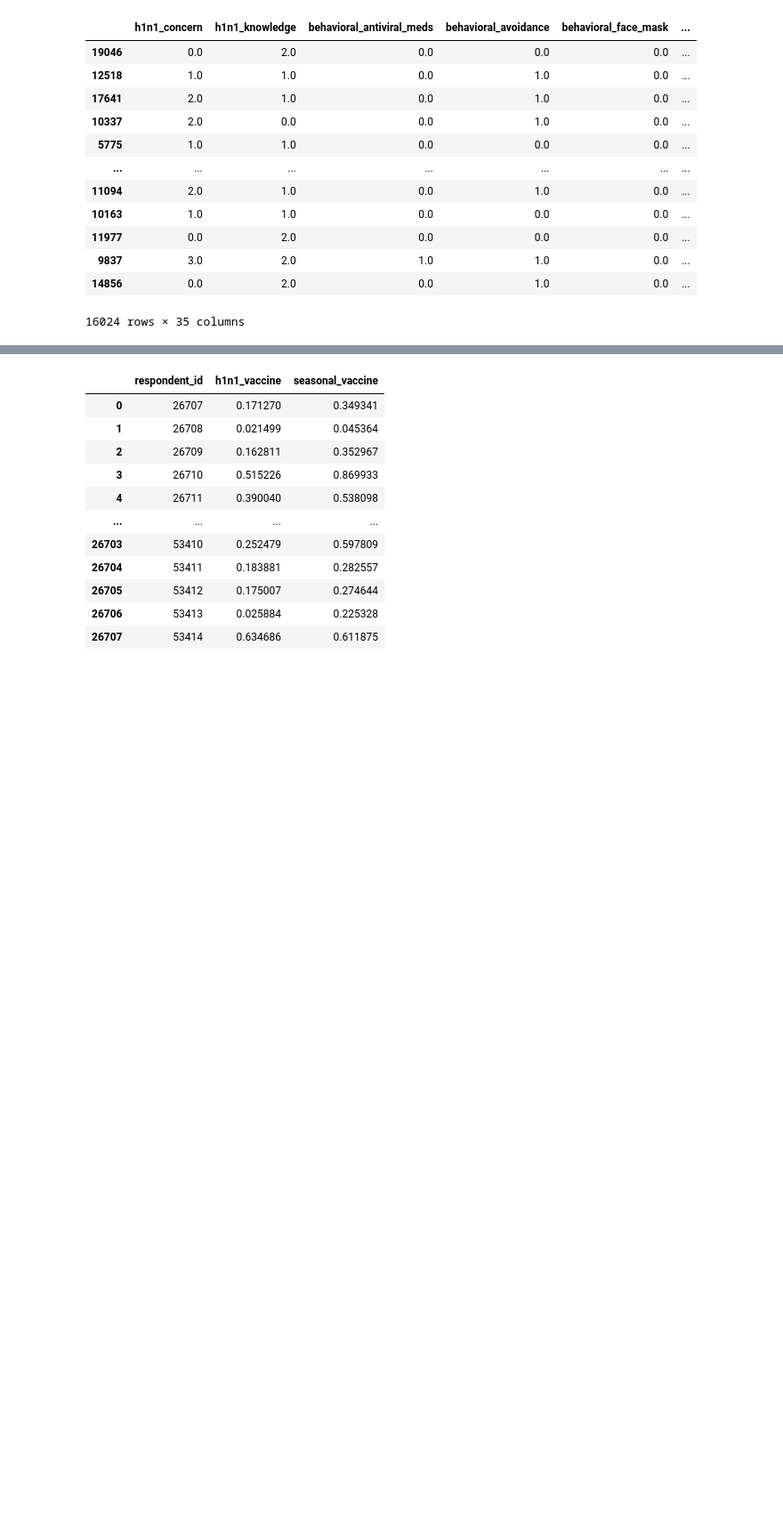
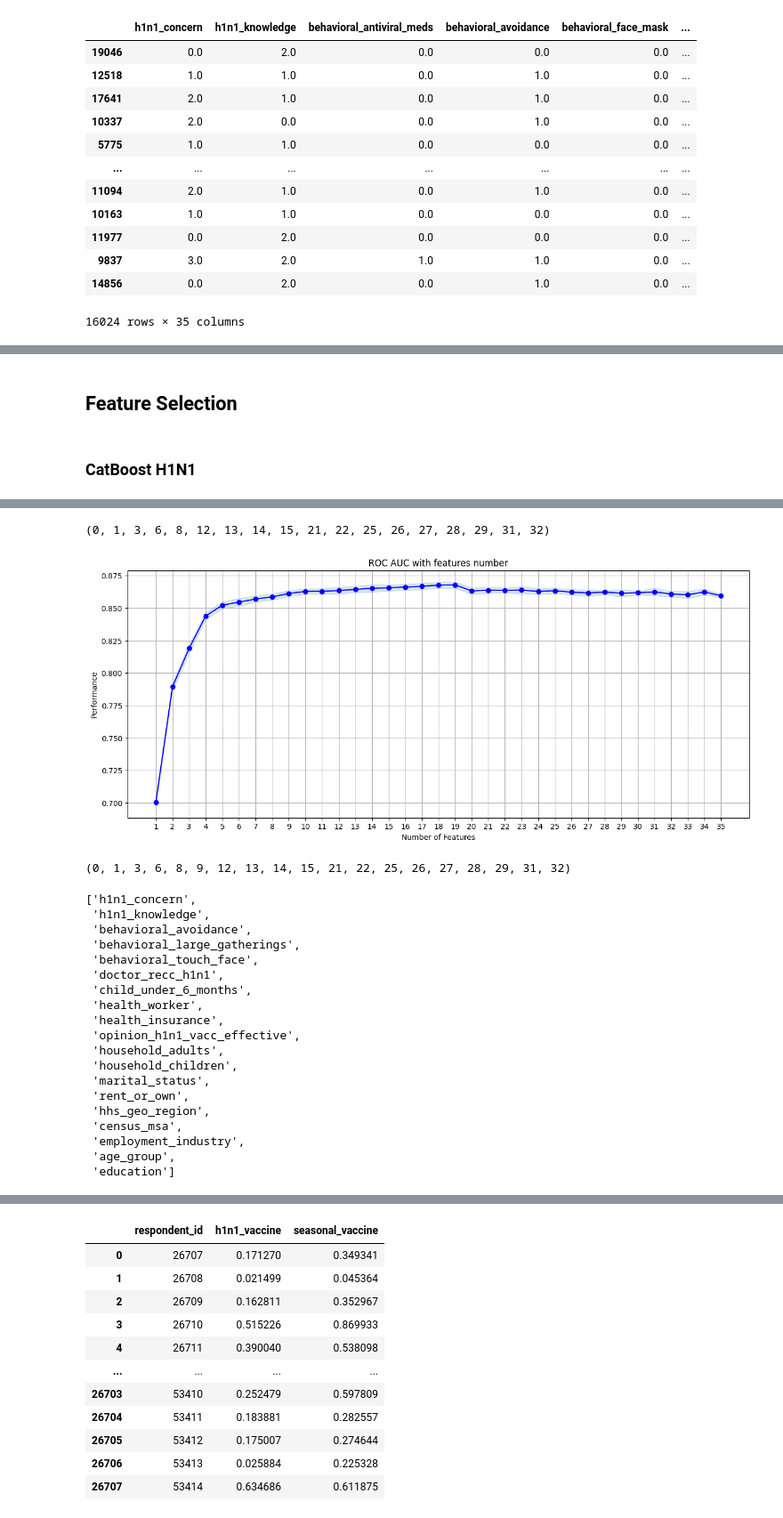
Before and after one commit to Alexander-Ploskin/FluShot, a Jupyter notebook: catboost.ipynb, the cells around one changed output, grey strips where cells are left out. Shown: that part at 89% size. Drawn from its saved outputs; the diff is of its cells as text; code cells hidden in the pictures; blank space fills up the shorter version.

Commit message:
select parameters for catboost

```diff
--- a/catboost.ipynb
+++ b/catboost.ipynb
@@ -281,0 +282,2 @@ CatBoostError: catboost/cuda/cuda_lib/cuda_base.h:281: CUDA error 35: CUDA drive
+# %% [markdown]
+## Feature Selection
@@ -281,0 +316,19 @@ CatBoostError: catboost/cuda/cuda_lib/cuda_base.h:281: CUDA error 35: CUDA drive
+# %% [markdown]
+### CatBoost H1N1
+# %%
+params_catboost_h1n1 = {
+    'n_estimators': 100,
+    'verbose': False,
+}
+
+ct = ColumnTransformer(
+    [('ordinal', OrdinalEncoder(), cat_cols + ord_cols)],
+    remainder='passthrough'
+)
+
+sfs_model_catboost_h1n1 = CatBoostClassifier(**params_catboost_h1n1)
+sfdf_catboost_h1n1 = select_features(sfs_model_catboost_h1n1, X_train_catboost, 'h1n1_vaccine', ct=ct)
+print(sfdf_catboost_h1n1.loc[19, 'feature_idx'])
+selected_columns_catboost_h1n1 = [X_train_catboost.columns[i] for i in  list(sfdf_catboost_h1n1.loc[19, 'feature_idx'])]
+selected_columns_catboost_h1n1
+# %% [output]
@@ -281,0 +352,22 @@ CatBoostError: catboost/cuda/cuda_lib/cuda_base.h:281: CUDA error 35: CUDA drive
+(0, 1, 3, 6, 8, 12, 13, 14, 15, 21, 22, 25, 26, 27, 28, 29, 31, 32)
+[figure, added]
+(0, 1, 3, 6, 8, 9, 12, 13, 14, 15, 21, 22, 25, 26, 27, 28, 29, 31, 32)
+['h1n1_concern',
+ 'h1n1_knowledge',
+ 'behavioral_avoidance',
+ 'behavioral_large_gatherings',
+ 'behavioral_touch_face',
+ 'doctor_recc_h1n1',
+ 'child_under_6_months',
+ 'health_worker',
+ 'health_insurance',
+ 'opinion_h1n1_vacc_effective',
+ 'household_adults',
+ 'household_children',
+ 'marital_status',
+ 'rent_or_own',
+ 'hhs_geo_region',
+ 'census_msa',
+ 'employment_industry',
+ 'age_group',
+ 'education']
```
Also changed, not shown: parts of 10 cells of this notebook.
